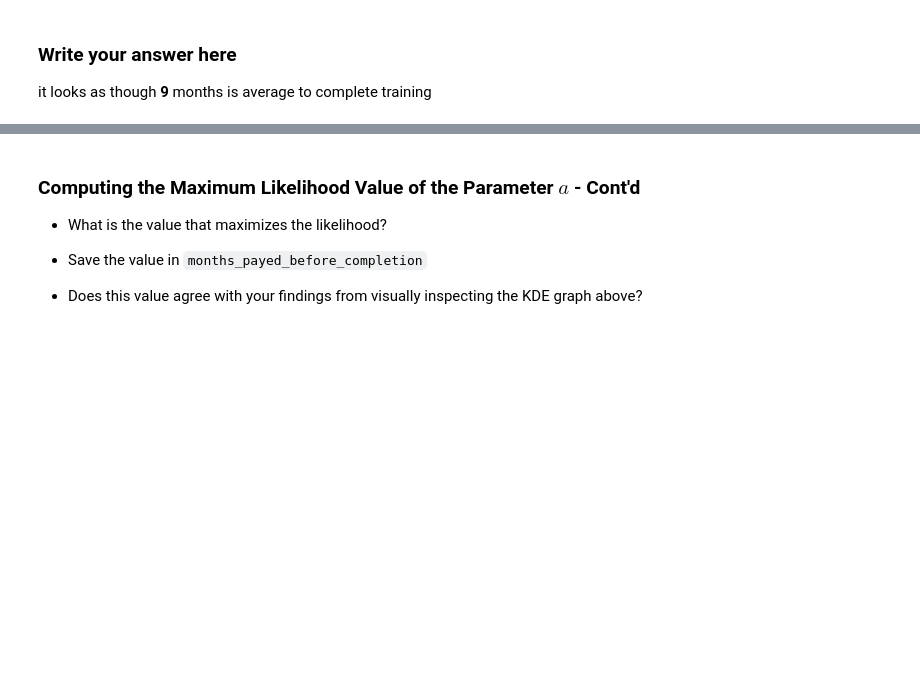
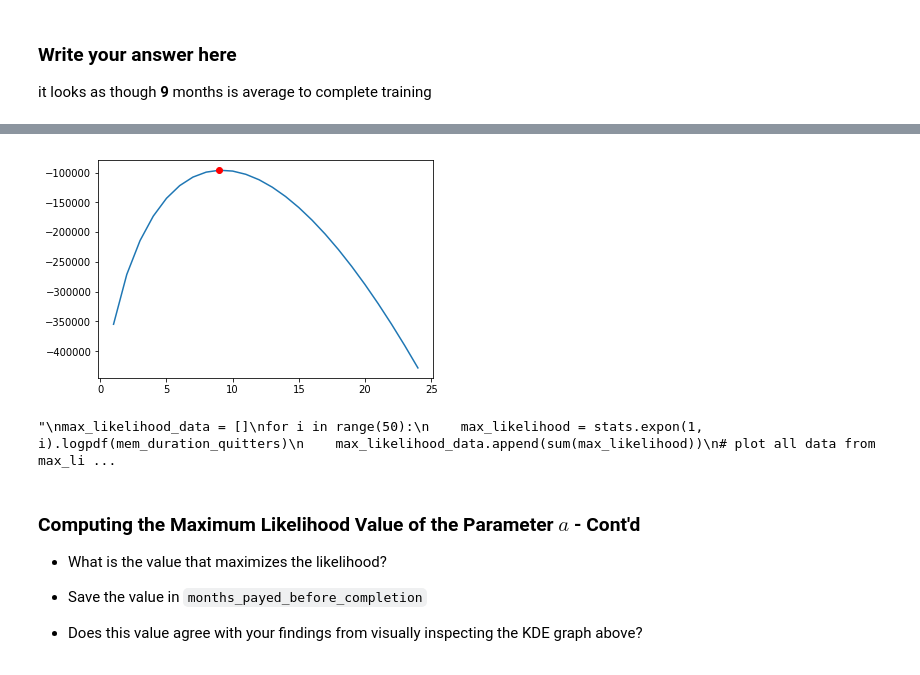
Before and after one commit to nlaranio/assignment-2-simulations-mahdi-b, a Jupyter notebook: Assignment_2.ipynb, the cells around one changed output, grey strips where cells are left out. Drawn from its saved outputs; the diff is of its cells as text; code cells hidden in the pictures; blank space fills up the shorter version.

Commit message:
max likelihood of alpha
compute and graph the maximum likelihood of alpha for gamma on the dura tion of users who completed

```diff
--- a/Assignment_2.ipynb
+++ b/Assignment_2.ipynb
@@ -410,3 +408,15 @@ it looks as though <strong>9</strong> months is average to complete training
+# %%
+# Write your code here
+max_likelihood_alpha = []
+for i in range(25):
+    max_alpha = stats.gamma(i).logpdf(users_complete_duration)
+    max_likelihood_alpha.append(sum(max_alpha))
+plt.plot(max_likelihood_alpha)
+plt.plot(np.nanargmax(max_likelihood_alpha),np.nanmax(max_likelihood_alpha),'ro')
+plt.show()
+# %% [output]
+[figure, added]
+"\nmax_likelihood_data = []\nfor i in range(50):\n    max_likelihood = stats.expon(1, i).logpdf(mem_duration_quitters)\n    max_likelihood_data.append(sum(max_likelihood))\n# plot all data from max_li ...
 # %% [markdown]
 ### Computing the Maximum Likelihood Value of the Parameter $a$ - Cont'd
 
```
Also changed, not shown: parts of 1 cell of this notebook.
